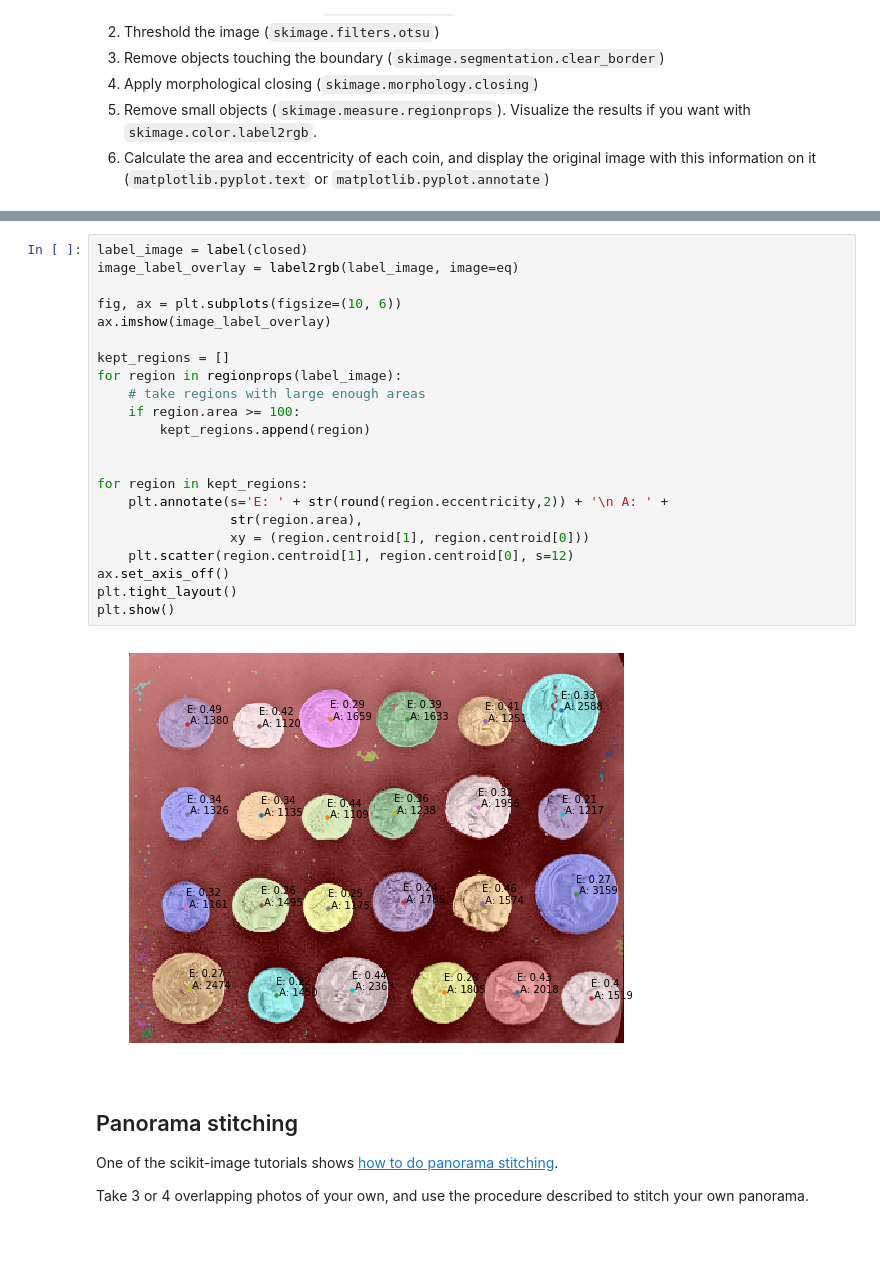
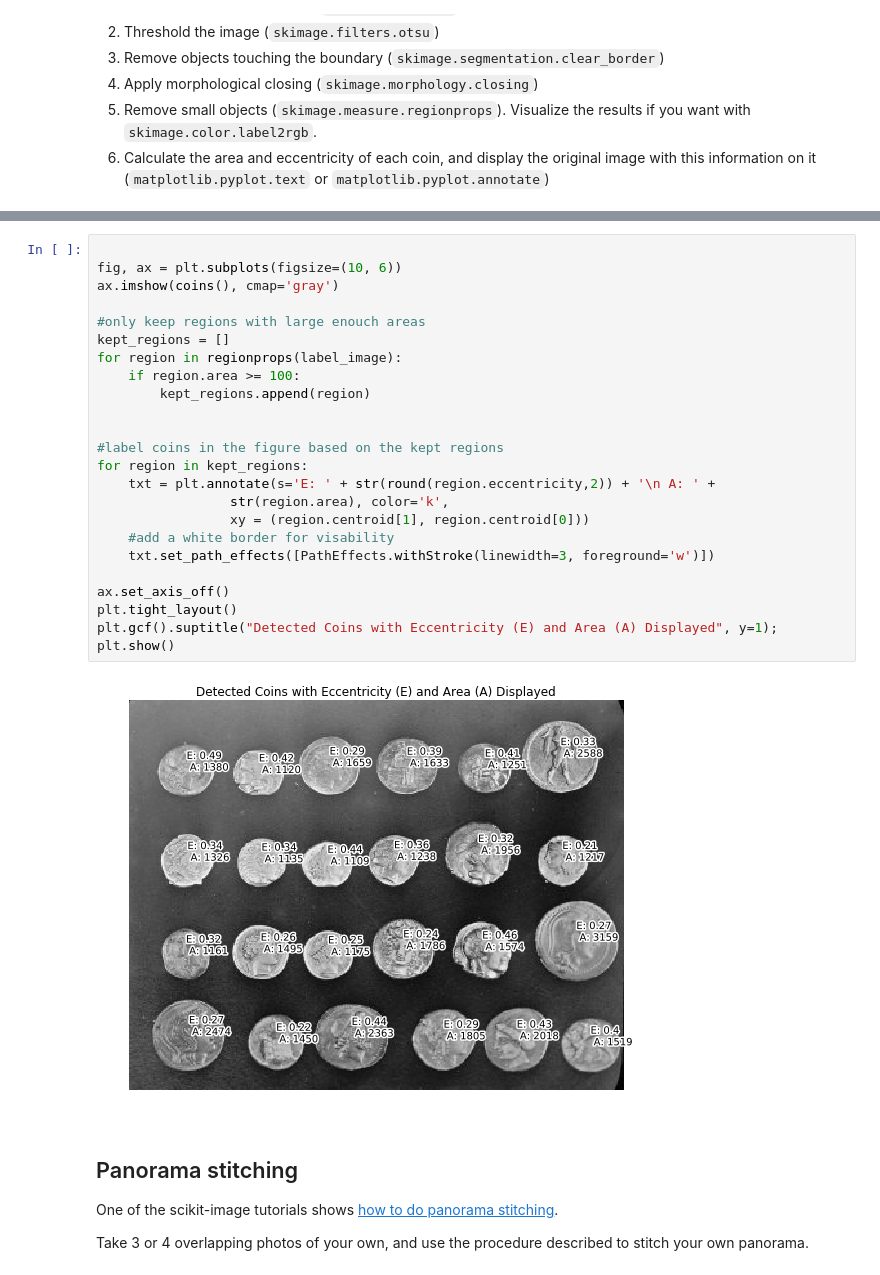
Before and after one commit to hayleybounds/bounds_ay250_homework, a Jupyter notebook: hw_7/hw_7.ipynb, the cells around one changed output, grey strips where cells are left out. Saved outputs shown, nothing was run; the diff lists cells and outputs as text; blank space fills up the shorter version.

```diff
--- a/hw_7/hw_7.ipynb
+++ b/hw_7/hw_7.ipynb
@@ -45,27 +54,29 @@ plt.imshow(closed)
 # %%
-label_image = label(closed)
-image_label_overlay = label2rgb(label_image, image=eq)
 
 fig, ax = plt.subplots(figsize=(10, 6))
-ax.imshow(image_label_overlay)
+ax.imshow(coins(), cmap='gray')
 
+#only keep regions with large enouch areas
 kept_regions = []
 for region in regionprops(label_image):
-    # take regions with large enough areas
     if region.area >= 100:
         kept_regions.append(region)
 
 
+#label coins in the figure based on the kept regions
 for region in kept_regions:
-    plt.annotate(s='E: ' + str(round(region.eccentricity,2)) + '\n A: ' +
-                 str(region.area),
+    txt = plt.annotate(s='E: ' + str(round(region.eccentricity,2)) + '\n A: ' +
+                 str(region.area), color='k',
                  xy = (region.centroid[1], region.centroid[0]))
-    plt.scatter(region.centroid[1], region.centroid[0], s=12)
+    #add a white border for visability
+    txt.set_path_effects([PathEffects.withStroke(linewidth=3, foreground='w')])
+
 ax.set_axis_off()
 plt.tight_layout()
+plt.gcf().suptitle("Detected Coins with Eccentricity (E) and Area (A) Displayed", y=1);
 plt.show()
 # %% [output]
-[figure, old version]
+[figure, new version]
 # %% [markdown]
 ## Panorama stitching
 
```
Also changed, not shown: parts of 53 cells of this notebook, 1 other file.
